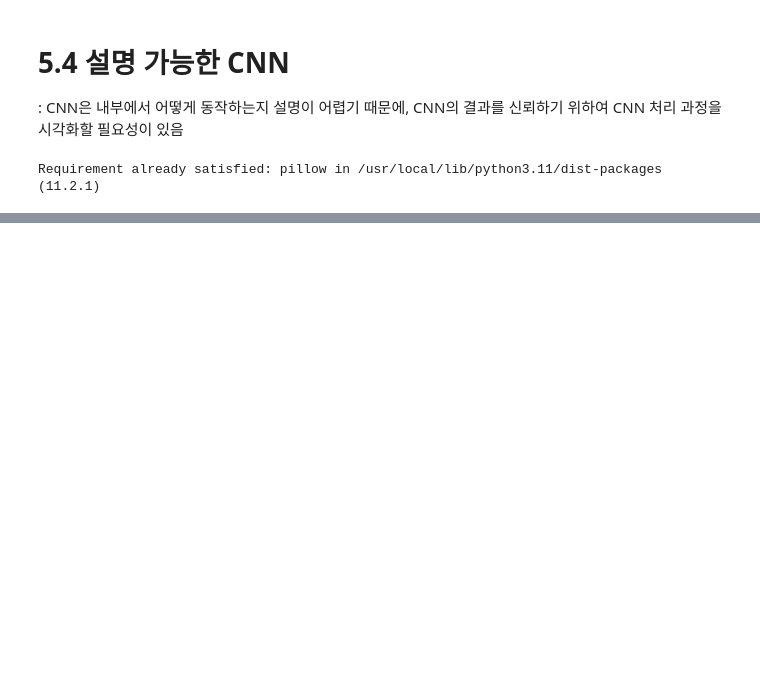
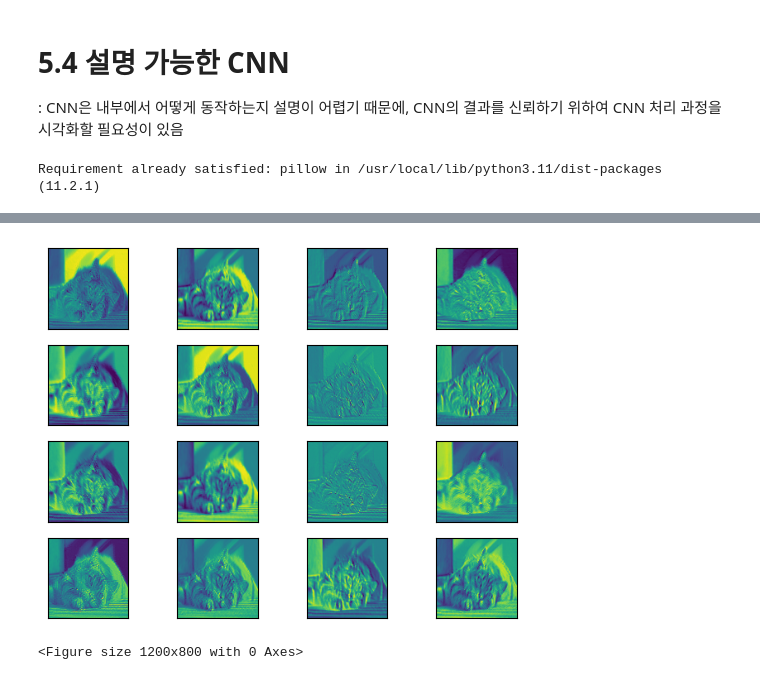
Before and after one commit to squiller1/Deeplearning_study, a Jupyter notebook: Pytorch/Pytorch_5.ipynb, the cells around one changed output, grey strips where cells are left out. Saved outputs shown, nothing was run; the diff lists cells and outputs as text; code cells hidden in the pictures; blank space fills up the shorter version.

```diff
--- a/Pytorch/Pytorch_5.ipynb
+++ b/Pytorch/Pytorch_5.ipynb
@@ -646,0 +761,6 @@ Requirement already satisfied: pillow in /usr/local/lib/python3.11/dist-packages
+# %%
+#3. 모델 객체화
+
+model = XAI() #model이라는 이름의 객체 생성
+model.to(device) #연산장치 할당
+model.eval() #테스트 데이터에 대한 모델 평가 용도로 사용
@@ -646,0 +785,14 @@ Requirement already satisfied: pillow in /usr/local/lib/python3.11/dist-packages
+# %%
+#4. 특성 맵을 확인하기 위한 클래스 정의
+
+class LayerActivations :
+
+  features = []
+  def __init__(self, model, layer_num) :
+    self.hook = model[layer_num].register_forward_hook(self.hook_fn)
+
+  def hook_fn(self, module, input, output) :
+    self.features = output.detach().numpy()
+
+  def remove(self) :
+    self.hook.remove()
@@ -646,0 +811,25 @@ Requirement already satisfied: pillow in /usr/local/lib/python3.11/dist-packages
+# %%
+#6. (0): Conv2d 특성 맵 확인
+
+result = LayerActivations(model.features, 0) #0번째 합성곱층 특성 맵 확인
+
+model(img)
+activations = result.features
+# %%
+#7. 0번째 합성곱층의 특성 맵 시각화
+
+fig, axes = plt.subplots(4,4) #총 화면(fig)을 (4,4)로 나누어 각각 그래프 1개(axes)씩 그림
+fig = plt.figure(figsize=(12,8))
+fig.subplots_adjust(left=0, right=1, bottom=0, top=1, hspace=0.05, wspace=0.05)
+
+for row in range(4) :
+  for column in range(4) :
+    axis = axes[row][column]
+    axis.get_xaxis().set_ticks([]) #x축 눈금 설정
+    axis.get_yaxis().set_ticks([]) #y축 눈금 설정
+    axis.imshow(activations[0][row*10 + column])
+
+plt.show()
+# %% [output]
+[figure, added]
+<Figure size 1200x800 with 0 Axes>
```
Also changed, not shown: parts of 16 cells of this notebook.
